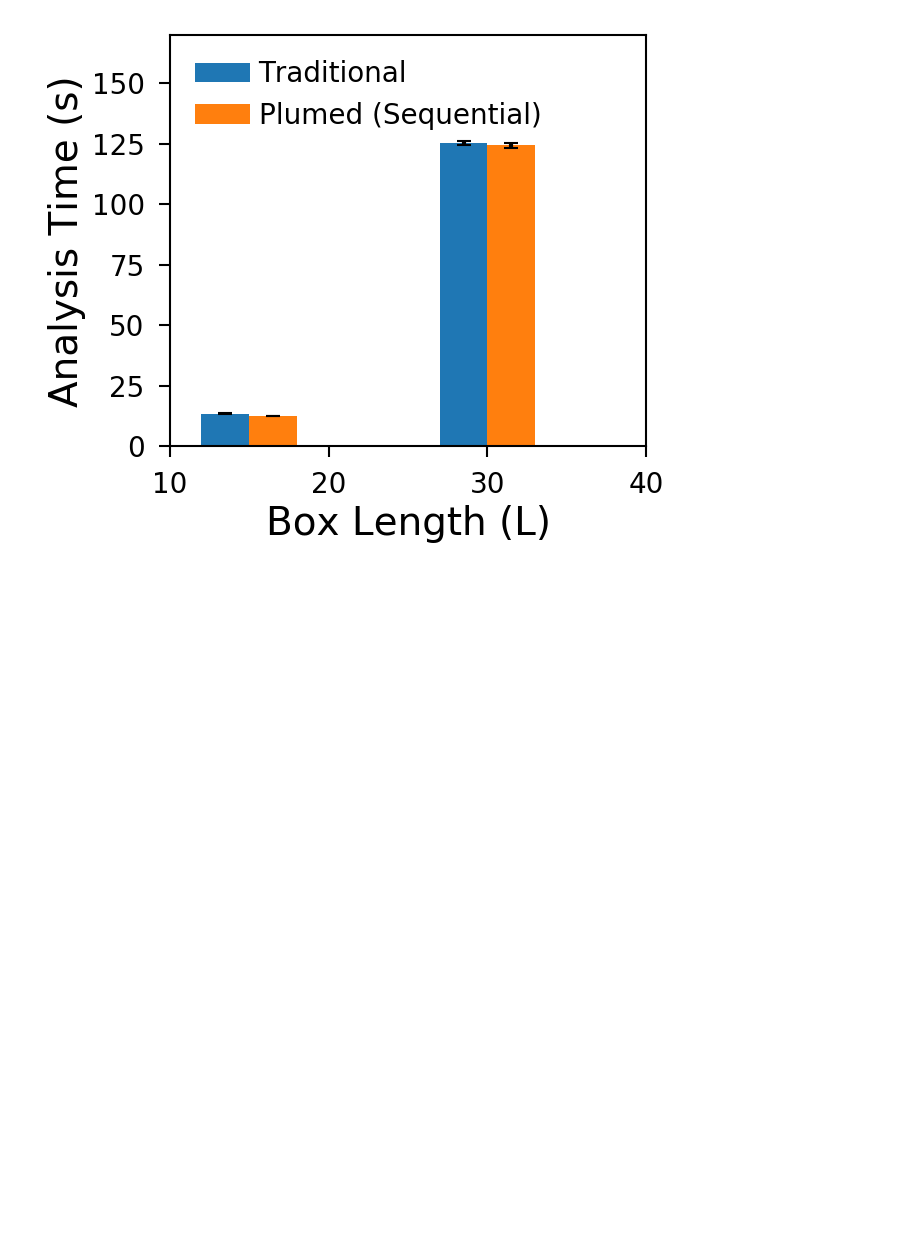
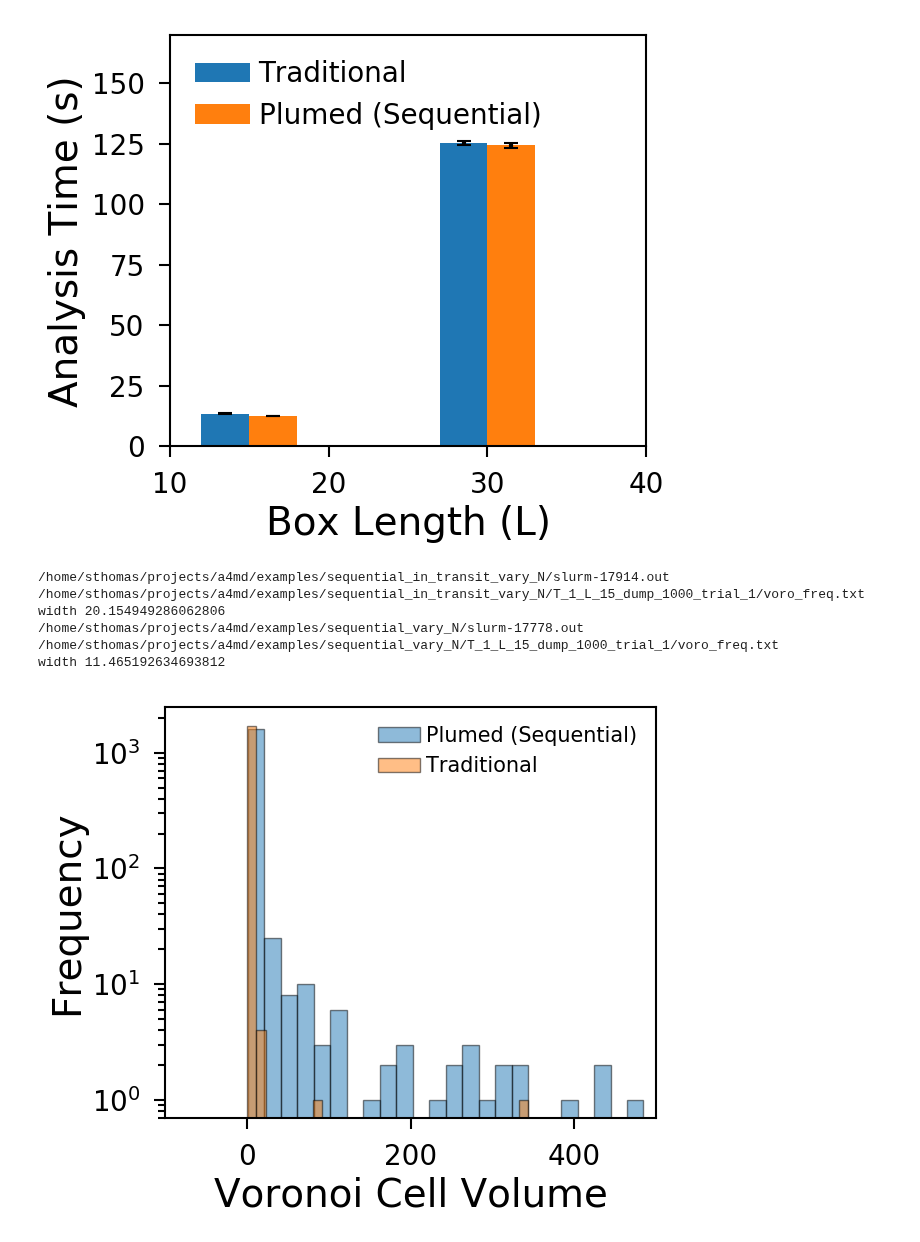
Before and after one commit to Analytics4MD/A4MD, a Jupyter notebook: examples/plot_varying_L.ipynb, the cells around one changed output. Cells and saved outputs as stored; diff of their text form; code cells hidden in the pictures; blank space fills up the shorter version.

```diff
--- a/examples/plot_varying_L.ipynb
+++ b/examples/plot_varying_L.ipynb
@@ -447,3 +447,50 @@ plt.show()
 [ 13.5  28.5  58.5 118.5]
 [ 16.5  31.5  61.5 121.5]
 [figure]
+# %%
+paths = {'sequential_in_transit_vary_N':'Plumed (Sequential)','sequential_vary_N':'Traditional'}
+for index, (path,legend) in enumerate(paths.items()):
+    log_files = [os.path.abspath(f) for f in iglob('{}/slurm*'.format(path), recursive=True)]
+    for log_file in log_files:
+        #print(log_file)
+        L=get_L(log_file)
+        data_dir = get_data_dir(log_file)
+        freq_file = os.path.join(data_dir,'voro_freq.txt')
+        if os.path.isfile(freq_file):
+            print(log_file)
+            print(freq_file)
+            freq = np.loadtxt(freq_file)
+            edges_file = os.path.join(data_dir,'voro_edges.txt')
+            edges = np.loadtxt(edges_file)
+            print('width',np.mean(np.diff(edges)))
+            if legend=='Traditional':
+                width_factor=1
+            else:
+                width_factor=1
+
+            plt.bar(edges[:-1],
+                freq,
+                width=np.diff(edges),
+                alpha=0.5,
+                ec="k",
+                align="edge",
+                label=legend)
+
+
+plt.yscale('log')
+plt.xlabel("Voronoi Cell Volume")
+plt.ylabel("Frequency")
+plt.legend(fontsize=15)
+#plt.ylim(0,12000)
+plt.xlim(-100,500)
+#plt.yscale('log')
+plt.savefig('voronoi_vol_histogram.png', transparent=True)
+plt.show()
+# %% [output]
+/home/sthomas/projects/a4md/examples/sequential_in_transit_vary_N/slurm-17914.out
+/home/sthomas/projects/a4md/examples/sequential_in_transit_vary_N/T_1_L_15_dump_1000_trial_1/voro_freq.txt
+width 20.154949286062806
+/home/sthomas/projects/a4md/examples/sequential_vary_N/slurm-17778.out
+/home/sthomas/projects/a4md/examples/sequential_vary_N/T_1_L_15_dump_1000_trial_1/voro_freq.txt
+width 11.465192634693812
+[figure, added]
```
Also changed, not shown: parts of 5 cells of this notebook, 1 other file.
